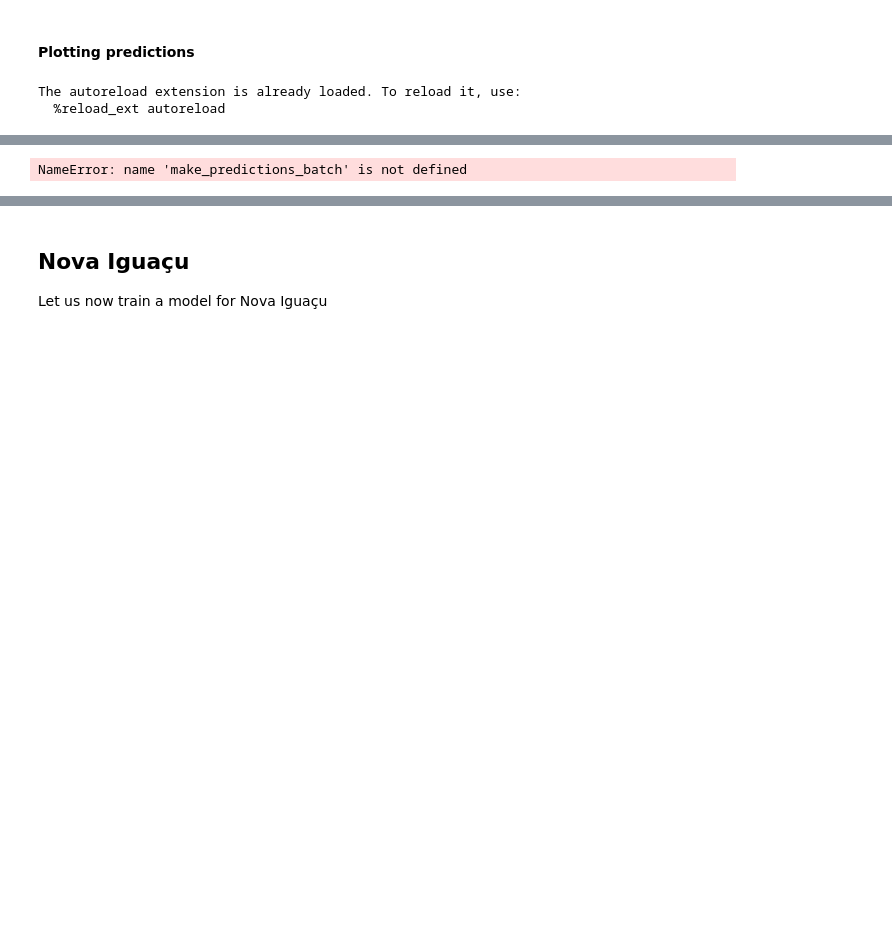
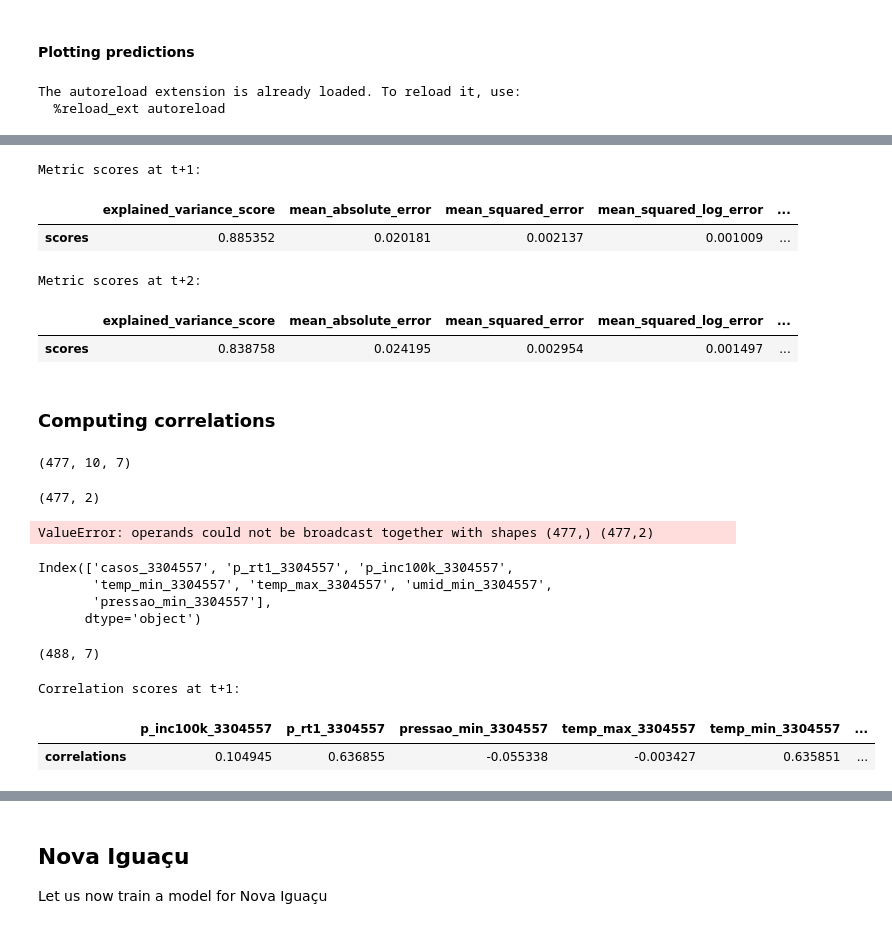
Before and after one commit to linneuholanda/InfoDenguePredict, a Jupyter notebook: Notebooks/Running LSTM models.ipynb, the cells around one changed output, grey strips where cells are left out. Saved outputs shown, nothing was run; the diff lists cells and outputs as text; code cells hidden in the pictures; blank space fills up the shorter version.

```diff
--- a/Notebooks/Running LSTM models.ipynb
+++ b/Notebooks/Running LSTM models.ipynb
@@ -397,0 +442,2 @@ Ydata.shape
+# %%
+y_pred = np.percentile(predicted, 50, axis=0)
@@ -402,12 +474,60 @@ Ydata.shape
-# %%
-X, y = np.concatenate((X_train,X_test), axis=0), np.concatenate((y_train,y_test),axis=0)*max_values.iloc[0]
-
-timestamps = data.index[:len(X)]
-predictions = make_predictions_batch(X, model, hidden=4, features=7, predict_n = 1, look_back=10,\
-                                          batch_size=478,n_pred = 100)*max_values.iloc[0]
-fig, ax = plt.subplots(figsize=(16,8))
-plot_quantiles(ax,timestamps, predictions[:,:,0],y[:,0],\
-               axvline_kw={"x": timestamps[len(X_train)], "linestyle": "dashdot", "ymin":0.05,"ymax":1, "color": "g", "label":"train/test split"})
-fig.savefig("../figures/LSTM_dropout.png")
-# %% [output]
-NameError: name 'make_predictions_batch' is not defined
+# %%
+metrics=[]
+for t, (y_true, y) in enumerate(zip(Ydata.T,y_pred.T)):
+    metrics.append(compute_metrics(y_true,y))
+print("Metric scores at t+1: ")
+metrics[0]
+# %% [output]
+Metric scores at t+1:
+|  | explained_variance_score | mean_absolute_error | mean_squared_error | mean_squared_log_error | ... |
+| scores | 0.885352 | 0.020181 | 0.002137 | 0.001009 | ... |
+# %%
+print("Metric scores at t+2: ")
+metrics[1]
+# %% [output]
+Metric scores at t+2:
+|  | explained_variance_score | mean_absolute_error | mean_squared_error | mean_squared_log_error | ... |
+| scores | 0.838758 | 0.024195 | 0.002954 | 0.001497 | ... |
+# %% [markdown]
+### Computing correlations
+# %%
+Xdata.shape
+# %% [output]
+(477, 10, 7)
+# %%
+y_pred.shape
+# %% [output]
+(477, 2)
+# %%
+compute_residue_predictor_correlations(y_true,y_pred, X_predictors, predictors, look_back=10,
+                                           predict_n=2,predictor_back=1,as_dataframe=True)
+# %% [output]
+ValueError: operands could not be broadcast together with shapes (477,) (477,2)
+# %%
+data.columns
+# %% [output]
+Index(['casos_3304557', 'p_rt1_3304557', 'p_inc100k_3304557',
+       'temp_min_3304557', 'temp_max_3304557', 'umid_min_3304557',
+       'pressao_min_3304557'],
+      dtype='object')
+# %%
+X_predictors.shape
+# %% [output]
+(488, 7)
+# %%
+correlations=[]
+X_predictors = data.values
+predictors = data.columns[1:]
+look_back=10
+predict_n=2
+as_dataframe=True
+for t, (y_true, y) in enumerate(zip(Ydata.T,y_pred.T)):
+    predictor_back = t
+    correlations.append(compute_residue_predictor_correlations(y_true,y, X_predictors, predictors, look_back,
+                                           predict_n,predictor_back,as_dataframe))
+print("Correlation scores at t+1: ")
+correlations[0]
+# %% [output]
+Correlation scores at t+1:
+|  | p_inc100k_3304557 | p_rt1_3304557 | pressao_min_3304557 | temp_max_3304557 | temp_min_3304557 | ... |
+| correlations | 0.104945 | 0.636855 | -0.055338 | -0.003427 | 0.635851 | ... |
```
Also changed, not shown: parts of 31 cells of this notebook, 5 other files.
